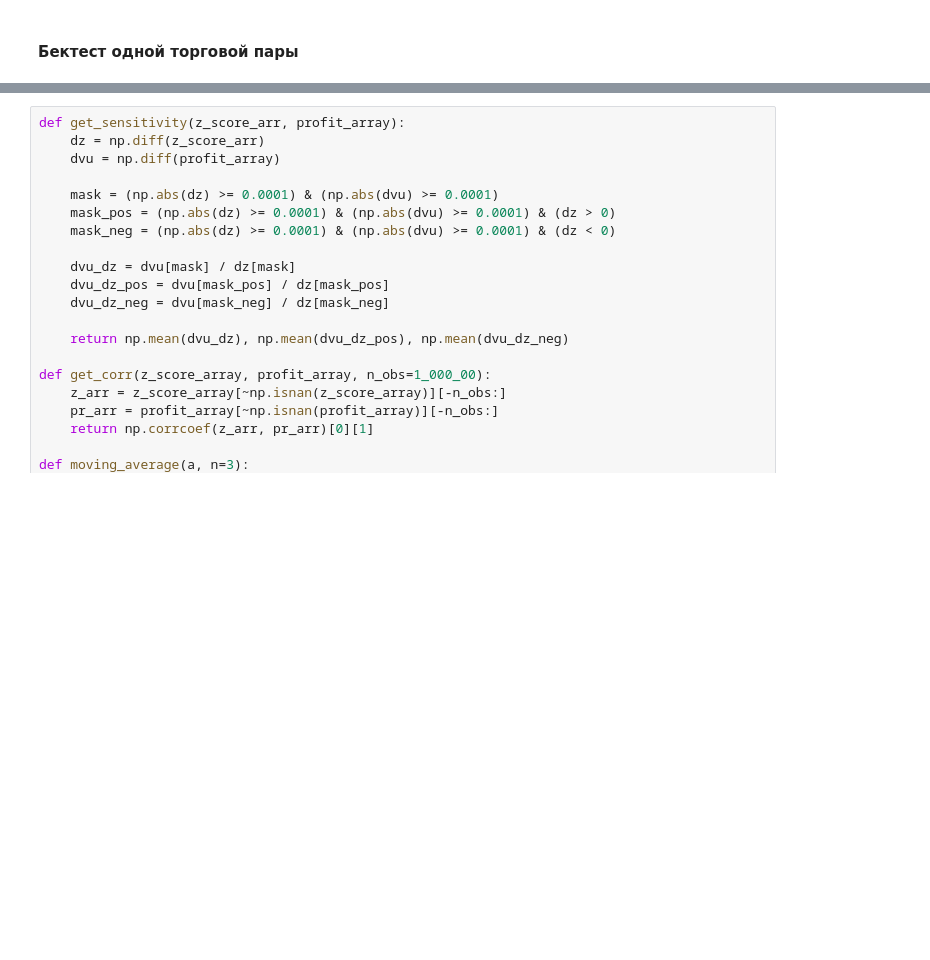
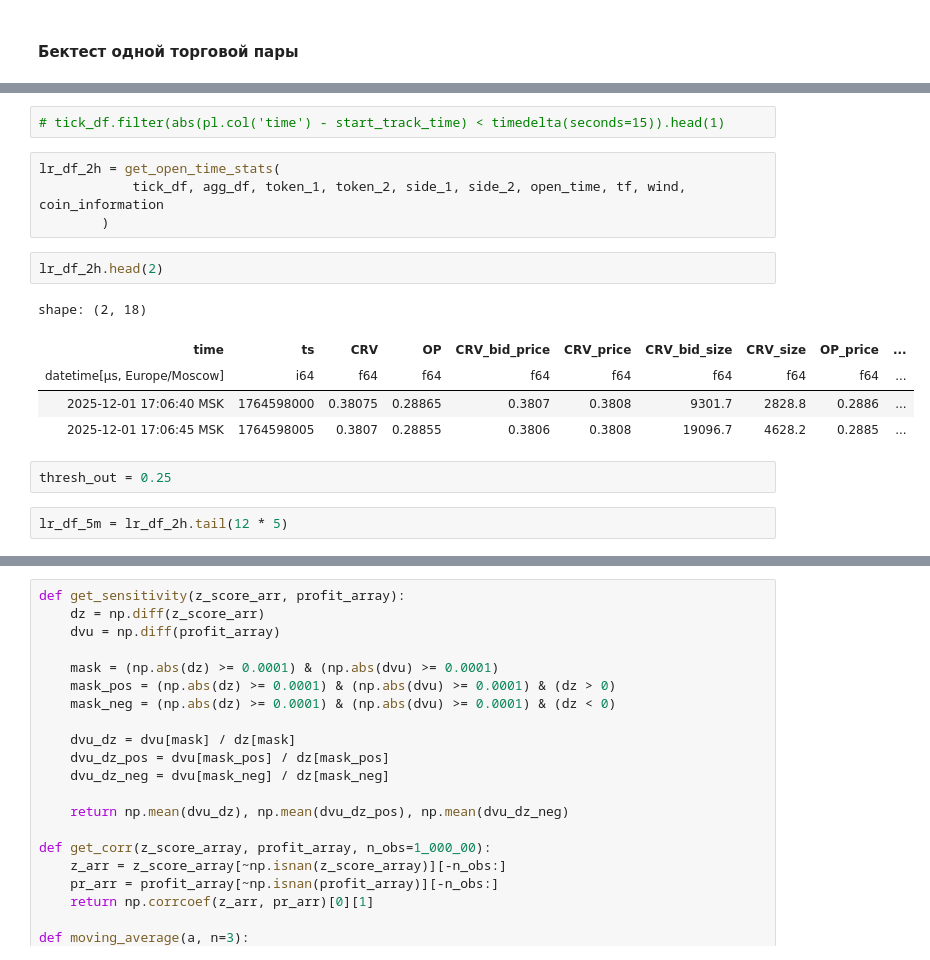
Before and after one commit to elterion/bot, a Jupyter notebook: Pair Trading.ipynb, the cells around one changed output, grey strips where cells are left out. Drawn from its saved outputs; the diff is of its cells as text; blank space fills up the shorter version.

```diff
--- a/Pair Trading.ipynb
+++ b/Pair Trading.ipynb
@@ -214,0 +199,18 @@ plt.grid();
+# %%
+# tick_df.filter(abs(pl.col('time') - start_track_time) < timedelta(seconds=15)).head(1)
+# %%
+lr_df_2h = get_open_time_stats(
+            tick_df, agg_df, token_1, token_2, side_1, side_2, open_time, tf, wind, coin_information
+        )
+# %%
+lr_df_2h.head(2)
+# %% [output]
+shape: (2, 18)
+| time | ts | CRV | OP | CRV_bid_price | CRV_price | CRV_bid_size | CRV_size | OP_price | ... |
+| datetime[μs, Europe/Moscow] | i64 | f64 | f64 | f64 | f64 | f64 | f64 | f64 | ... |
+| 2025-12-01 17:06:40 MSK | 1764598000 | 0.38075 | 0.28865 | 0.3807 | 0.3808 | 9301.7 | 2828.8 | 0.2886 | ... |
+| 2025-12-01 17:06:45 MSK | 1764598005 | 0.3807 | 0.28855 | 0.3806 | 0.3808 | 19096.7 | 4628.2 | 0.2885 | ... |
+# %%
+thresh_out = 0.25
+# %%
+lr_df_5m = lr_df_2h.tail(12 * 5)
```
Also changed, not shown: parts of 58 cells of this notebook, 4 other files.
